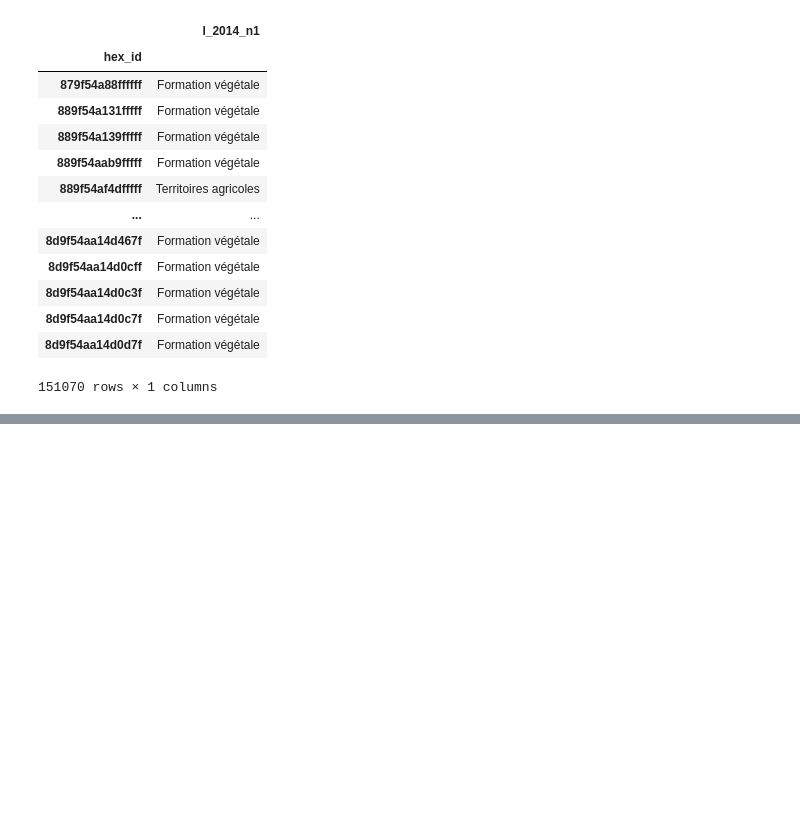
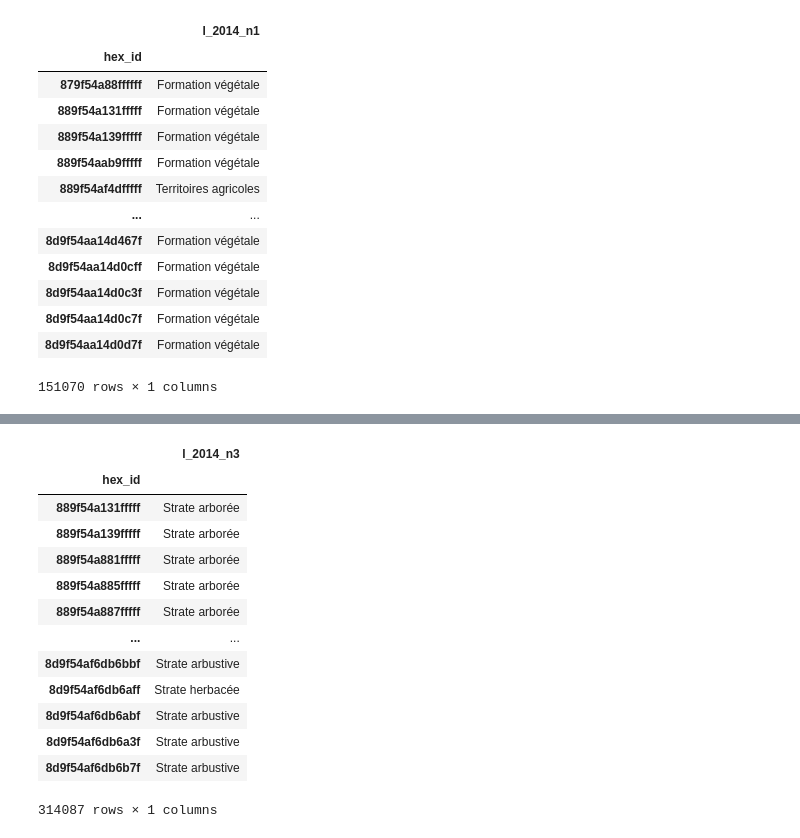
Before and after one commit to yougis/bilbo_H3, a Jupyter notebook: python/integrationDWH_08_07.ipynb, the cells around one changed output, grey strips where cells are left out. Drawn from its saved outputs; the diff is of its cells as text; code cells hidden in the pictures; blank space fills up the shorter version.

```diff
--- a/python/integrationDWH_08_07.ipynb
+++ b/python/integrationDWH_08_07.ipynb
@@ -371,7 +380,7 @@ param jointure: si vrai, joint le GeoDataFrame de départ sur la champ classifia
 return: DataFrame indexé
 
 """
-def compact_dask_partition(gdf, npartitions, colonne, tx, res_min, res_max, jointure=False):
+def compact_dask_partition(gdf, npartitions, colonne, tx, res_min, res_max):
 
     # Fonction utilisée lors de la parallélisation
     def my_fct(geom_clip, resolution, gdf, colonne, tx, res_min, res_max):
@@ -390,7 +399,7 @@ def compact_dask_partition(gdf, npartitions, colonne, tx, res_min, res_max, join
     # Récupération de la géométrie à segmenter
     len_buffer = np.sqrt(hex_area[res_min]*1000000)*0.5
     geom_init = gdf.geometry.unary_union.buffer(len_buffer)
-    gdf_init = gpd.GeoDataFrame({'geometry': geom_init}, geometry='geometry', crs="EPSG:3163", index=[0])
+    gdf_init = gpd.GeoDataFrame({'geometry': geom_init}, geometry='geometry', crs="EPSG:3163")
     gdf_invalid = h3fy(gdf_init,res_min)
 
     while(res_min <= res_max):
@@ -411,9 +420,8 @@ def compact_dask_partition(gdf, npartitions, colonne, tx, res_min, res_max, join
         res_min+=1
 
     output.drop('geometry', axis=1, inplace=True) # Suppression de la colonne des géométries
-    if jointure:
-        output = output.join(gdf.drop(columns=[gdf.geometry.name]), on=colonne, how='inner', lsuffix='out')
     return output
 # %%
-compact_dask_partition(gdf=data_mos2014, npartitions=8, colonne='l_2014_n1', tx=compute_dict_tx(7), res_min=7, res_max=10, jointure=False)
+%%time
+faits_mos2014_7a13 = compact_dask_partition(gdf=data_mos2014, npartitions=8, colonne='l_2014_n3', tx=compute_dict_tx(7), res_min=8, res_max=13)
 # %% [output]
@@ -1022,0 +1030,17 @@ Wall time: 149 ms
+# %%
+faits_mos2014_7a13
+# %% [output]
+|  | l_2014_n3 |
+| hex_id |  |
+| 889f54a131fffff | Strate arborée |
+| 889f54a139fffff | Strate arborée |
+| 889f54a881fffff | Strate arborée |
+| 889f54a885fffff | Strate arborée |
+| 889f54a887fffff | Strate arborée |
+| ... | ... |
+| 8d9f54af6db6bbf | Strate arbustive |
+| 8d9f54af6db6aff | Strate herbacée |
+| 8d9f54af6db6abf | Strate arbustive |
+| 8d9f54af6db6a3f | Strate arbustive |
+| 8d9f54af6db6b7f | Strate arbustive |
+314087 rows × 1 columns
```
Also changed, not shown: parts of 16 cells of this notebook, 10 other files.
